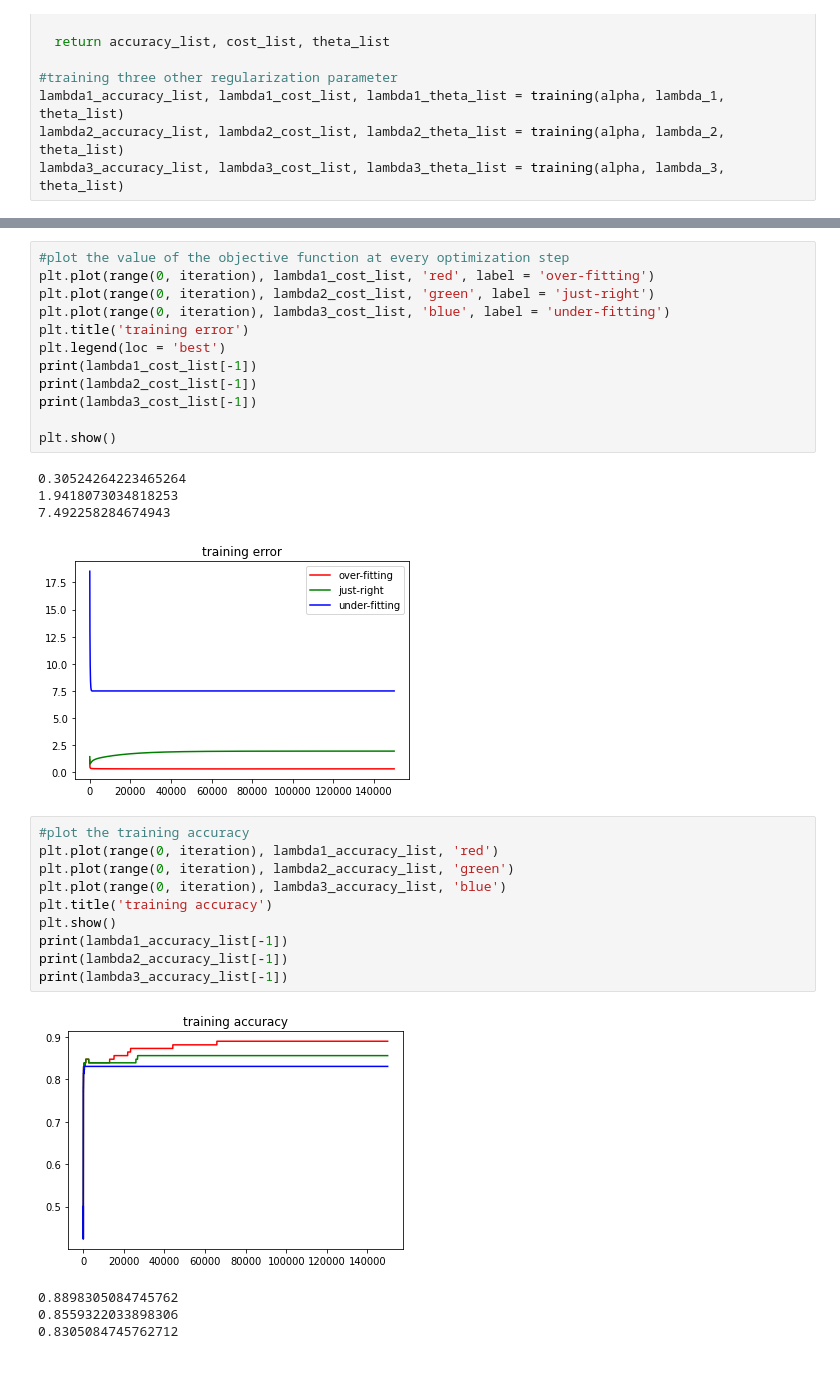
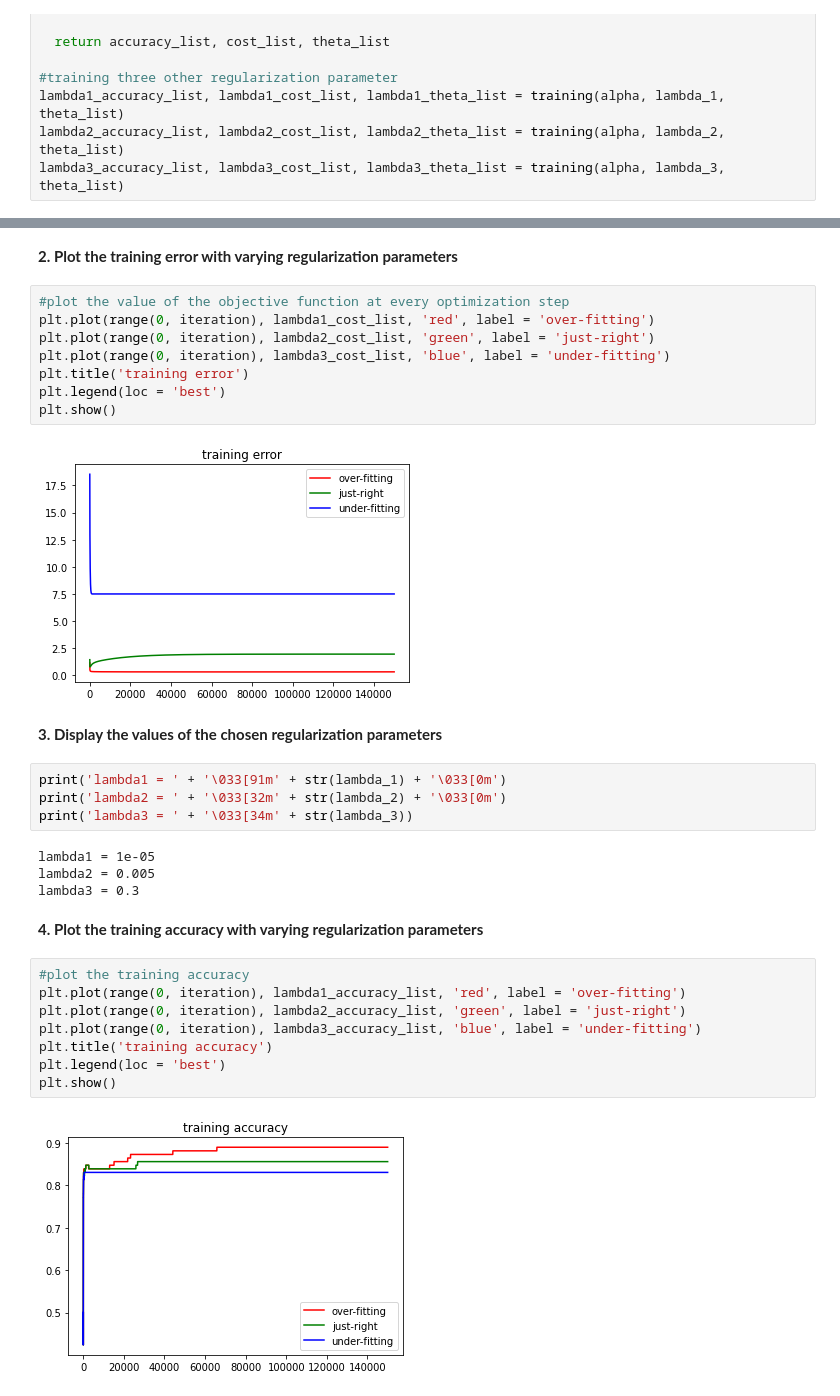
Before and after one commit to ahyen/ML-assignment, a Jupyter notebook: Assignment07.ipynb, the cells around one changed output, grey strips where cells are left out. Drawn from its saved outputs; the diff is of its cells as text; blank space fills up the shorter version.

```diff
--- a/Assignment07.ipynb
+++ b/Assignment07.ipynb
@@ -99,3 +112,5 @@ lambda3_accuracy_list, lambda3_cost_list, lambda3_theta_list = training(alpha, l
+# %% [markdown]
+**2. Plot the training error with varying regularization parameters**
 # %%
 #plot the value of the objective function at every optimization step
 plt.plot(range(0, iteration), lambda1_cost_list, 'red', label = 'over-fitting')
@@ -103,28 +118,28 @@ plt.plot(range(0, iteration), lambda2_cost_list, 'green', label = 'just-right')
 plt.plot(range(0, iteration), lambda3_cost_list, 'blue', label = 'under-fitting')
 plt.title('training error')
 plt.legend(loc = 'best')
-print(lambda1_cost_list[-1])
-print(lambda2_cost_list[-1])
-print(lambda3_cost_list[-1])
-
 plt.show()
 # %% [output]
-0.30524264223465264
-1.9418073034818253
-7.492258284674943
 [figure]
+# %% [markdown]
+ **3. Display the values of the chosen regularization parameters**
+# %%
+print('lambda1 = ' + '\033[91m' + str(lambda_1) + '\033[0m')
+print('lambda2 = ' + '\033[32m' + str(lambda_2) + '\033[0m')
+print('lambda3 = ' + '\033[34m' + str(lambda_3))
+# %% [output]
+lambda1 = 1e-05
+lambda2 = 0.005
+lambda3 = 0.3
+# %% [markdown]
+**4. Plot the training accuracy with varying regularization parameters**
 # %%
 #plot the training accuracy
-plt.plot(range(0, iteration), lambda1_accuracy_list, 'red')
-plt.plot(range(0, iteration), lambda2_accuracy_list, 'green')
-plt.plot(range(0, iteration), lambda3_accuracy_list, 'blue')
+plt.plot(range(0, iteration), lambda1_accuracy_list, 'red', label = 'over-fitting')
+plt.plot(range(0, iteration), lambda2_accuracy_list, 'green', label = 'just-right')
+plt.plot(range(0, iteration), lambda3_accuracy_list, 'blue', label = 'under-fitting')
 plt.title('training accuracy')
+plt.legend(loc = 'best')
 plt.show()
-print(lambda1_accuracy_list[-1])
-print(lambda2_accuracy_list[-1])
-print(lambda3_accuracy_list[-1])
 # %% [output]
-[figure, old version]
+[figure, new version]
-0.8898305084745762
-0.8559322033898306
-0.8305084745762712
```
Also changed, not shown: parts of 9 cells of this notebook.
